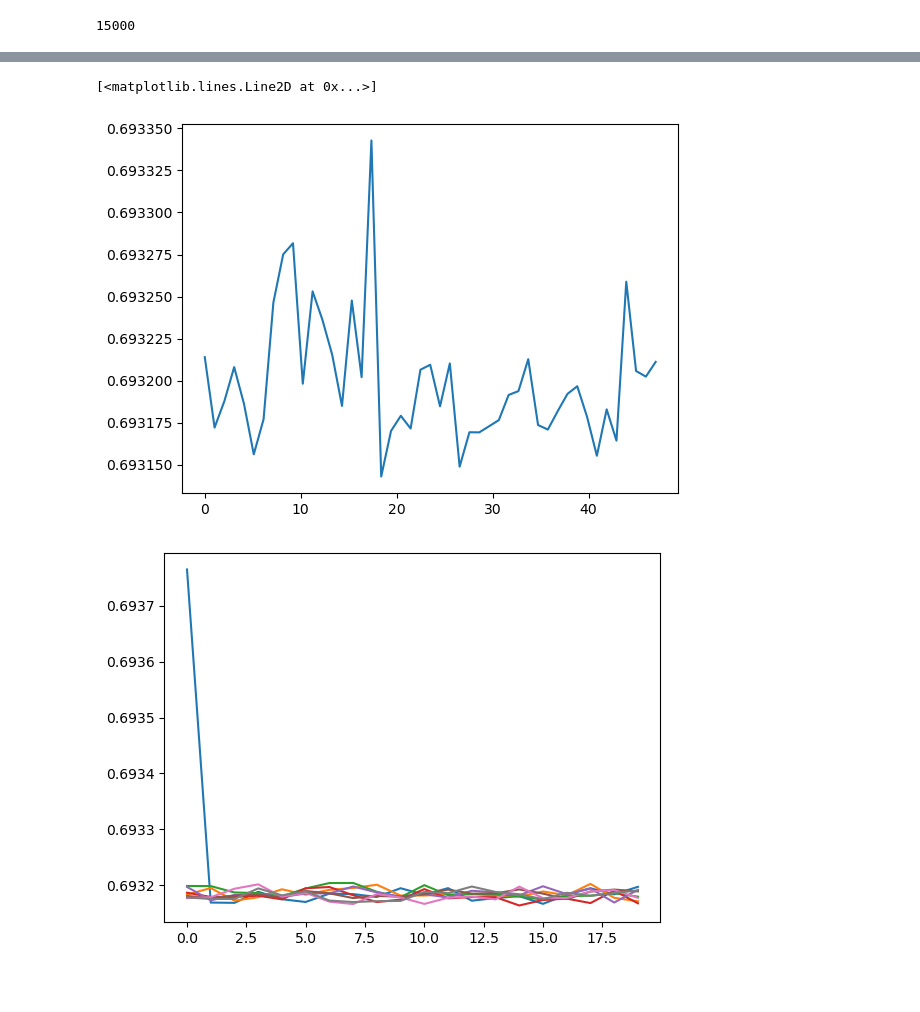
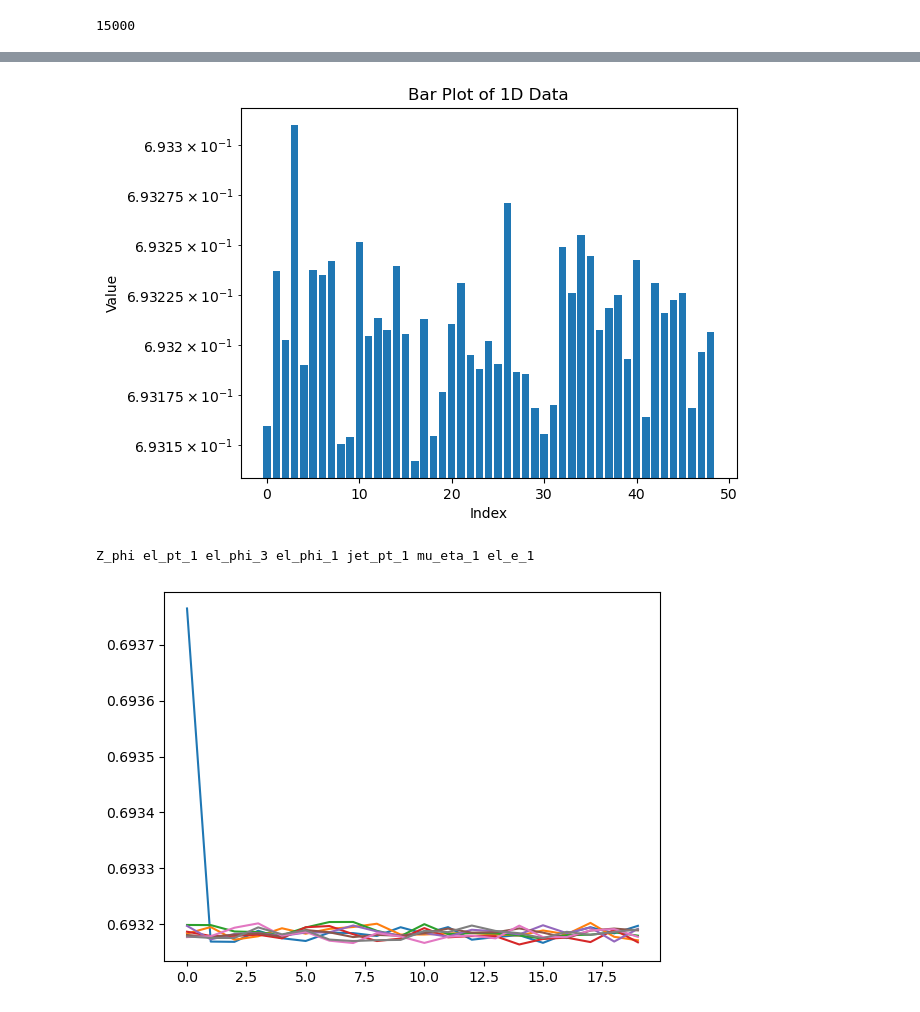
Before and after one commit to KaraboLetsholo/3rd-Year-Project-, a Jupyter notebook: Code.ipynb, the cells around one changed output, grey strips where cells are left out. Cells and saved outputs as stored; diff of their text form; code cells hidden in the pictures; blank space fills up the shorter version.

```diff
--- a/Code.ipynb
+++ b/Code.ipynb
@@ -503,7 +500,7 @@ len(slc_X_train[:,1])#slc_y_train)#slc_X_train[0][:])
 15000
 # %%
 names =  slc_X.columns
-losses = pd.DataFrame(names)
+losses = []#np.array(len(names),2)
 
 slc_model = Sequential()
 slc_model.add(Dense(1, activation='relu'))
@@ -515,10 +512,10 @@ slc_model.add(Dropout(0.1))
 slc_model.add(Dense(1, activation='sigmoid'))
 slc_model.compile(optimizer='adam', loss='binary_crossentropy', metrics=['accuracy', 'mae'])
 
-for i in range(2,len(names)):
+for i in range(0,len(names)):
     slc_history =  slc_model.fit(slc_X_train[:,i:i+1], slc_y_train, epochs=20, validation_data=(slc_X_test[:,i], slc_y_test), verbose=0)
     slc_pred =  slc_model.predict(slc_X_test[:,i])
-    losses.insert(1,"Values", sk.metrics.log_loss(slc_y_test, slc_pred) , True)
+    losses.append([names[i], sk.metrics.log_loss(slc_y_test, slc_pred)])
 # %% [output]
 157/157 ━━━━━━━━━━━━━━━━━━━━ 0s 2ms/step
 157/157 ━━━━━━━━━━━━━━━━━━━━ 0s 1ms/step
@@ -540,15 +537,25 @@ for i in range(2,len(names)):
 # %%
-los = losses.iloc[0][:]
+"""los = losses.iloc[0][:]
 los = np.array(los)
 arr = [np.array(names[1:46]), los[1:46]]
 #los = pd.DataFrame([np.array(names[1:]), los], columns=['names', 'vals'])
 #np.array(names).shape
 #los.shape#names[1:].shape
 los_arr = pd.DataFrame(arr)
-plt.plot(np.linspace(0,len(los[1:]),len(los[1:])), los[1:])
+plt.plot(np.linspace(0,len(los[1:]),len(los[1:])), los[1:])"""
+
+d = pd.DataFrame(losses)
+d[1]
+plt.bar(range(len(d[1])), d[1])
+plt.title('Bar Plot of 1D Data')
+plt.yscale('log')
+plt.xlabel('Index')
+plt.ylabel('Value')
+plt.show()
+print(names[3], names[25], names[33], names[31], names[10], names[40], names[34])
 # %% [output]
+[figure, new version]
-[<matplotlib.lines.Line2D at 0x...>]
+Z_phi el_pt_1 el_phi_3 el_phi_1 jet_pt_1 mu_eta_1 el_e_1
-[figure, old version]
 # %%
 names =  X1.columns
 model = Sequential()
```
Also changed, not shown: parts of 4 cells of this notebook.
